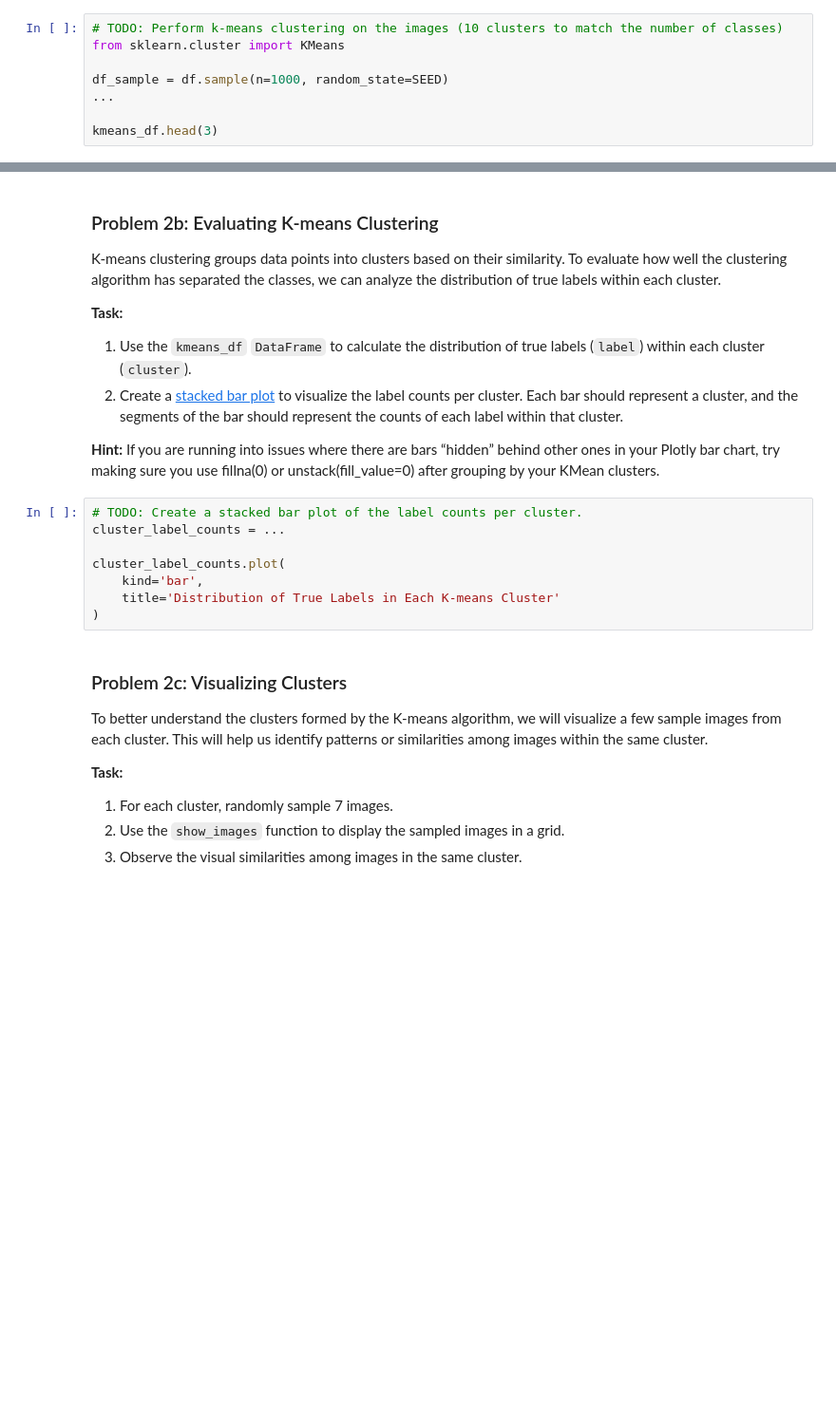
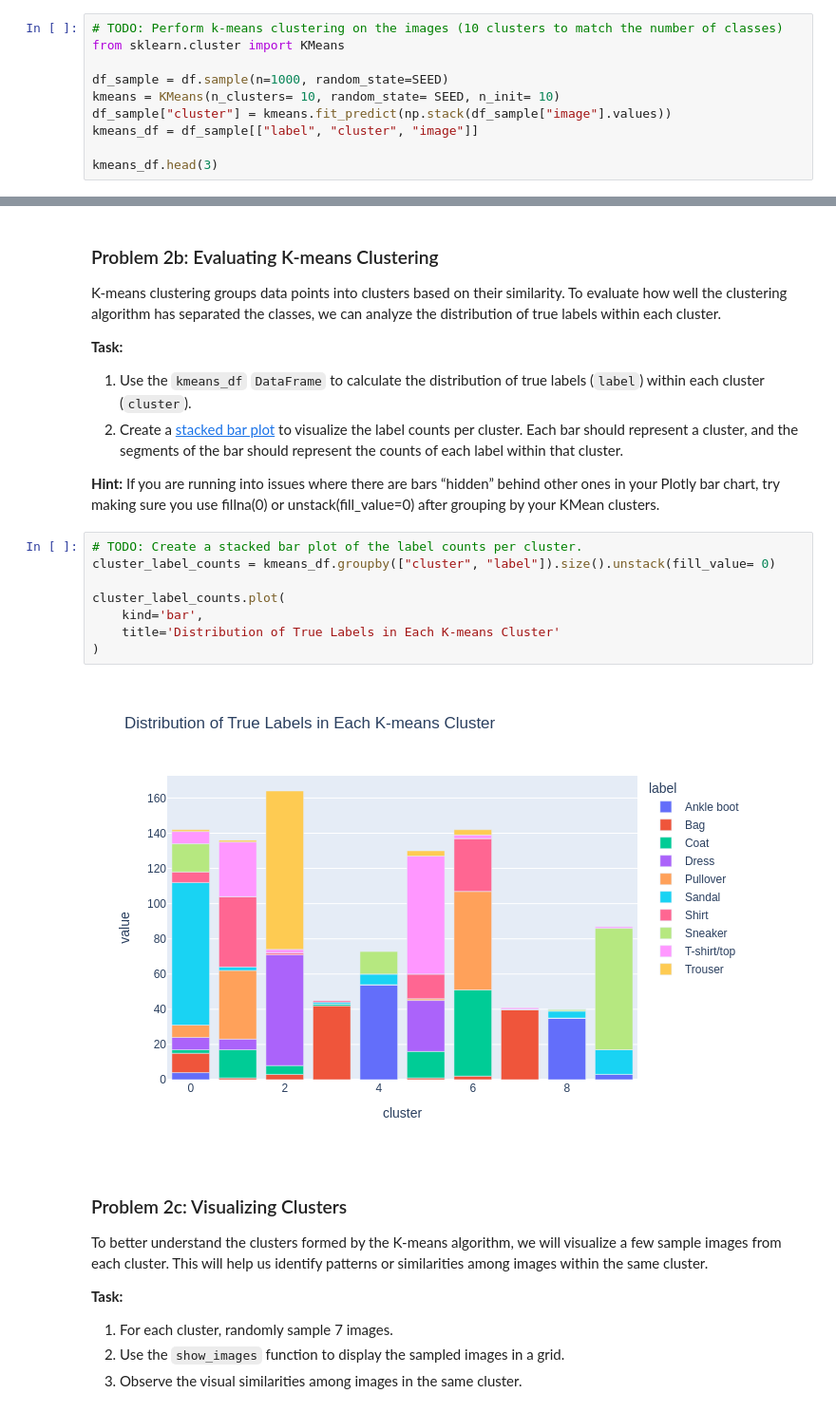
Before and after one commit to chenxixianming/fa25-student, a Jupyter notebook: hw/hw1/fashion_pt_1.ipynb, the cells around one changed output, grey strips where cells are left out. Shown at 95% size. Cells and saved outputs as stored; diff of their text form; blank space fills up the shorter version.

```diff
--- a/hw/hw1/fashion_pt_1.ipynb
+++ b/hw/hw1/fashion_pt_1.ipynb
@@ -372,6 +438,8 @@ The `kmeans_df` DataFrame should look like this:
 from sklearn.cluster import KMeans
 
 df_sample = df.sample(n=1000, random_state=SEED)
-...
+kmeans = KMeans(n_clusters= 10, random_state= SEED, n_init= 10)
+df_sample["cluster"] = kmeans.fit_predict(np.stack(df_sample["image"].values))
+kmeans_df = df_sample[["label", "cluster", "image"]]
 
 kmeans_df.head(3)
@@ -389,12 +464,14 @@ K-means clustering groups data points into clusters based on their similarity. T
 **Hint:** If you are running into issues where there are bars “hidden” behind other ones in your Plotly bar chart, try making sure you use fillna(0) or unstack(fill_value=0) after grouping by your KMean clusters.
 # %%
 # TODO: Create a stacked bar plot of the label counts per cluster.
-cluster_label_counts = ...
+cluster_label_counts = kmeans_df.groupby(["cluster", "label"]).size().unstack(fill_value= 0)
 
 cluster_label_counts.plot(
     kind='bar',
     title='Distribution of True Labels in Each K-means Cluster'
 )
+# %% [output]
+[figure, added]
 # %% [markdown]
 ### Problem 2c: Visualizing Clusters
 
```
Also changed, not shown: parts of 17 cells of this notebook.
